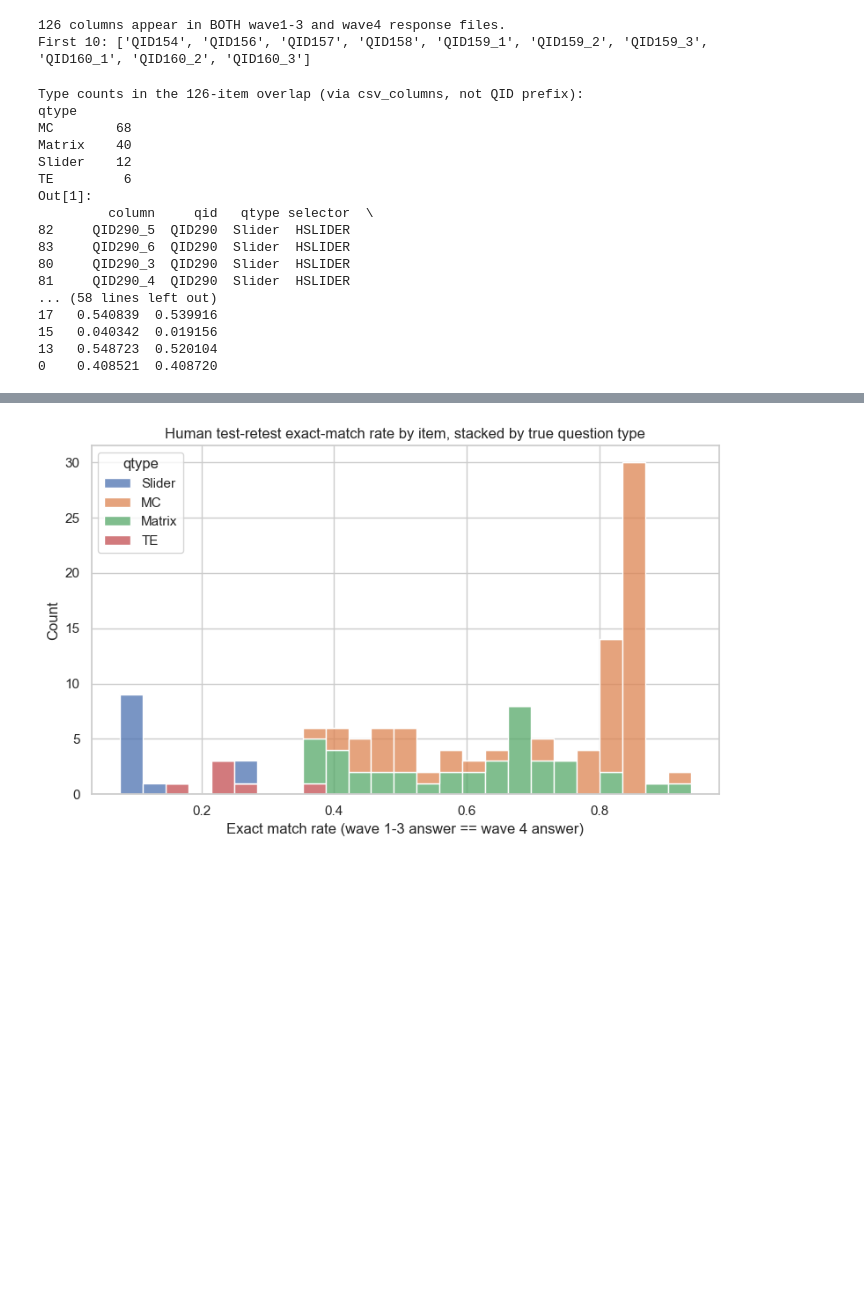
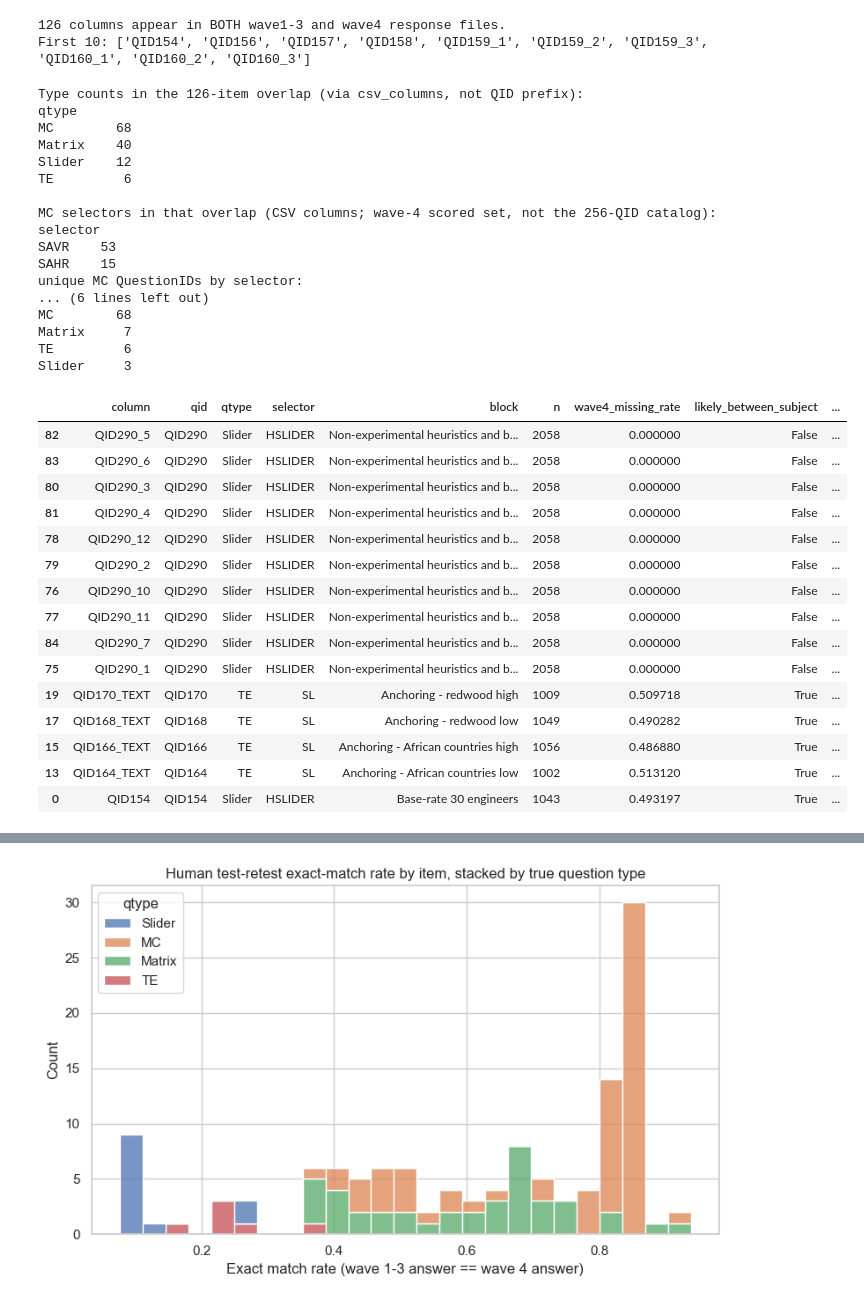
Before and after one commit to HungNgoCT/Amity_Assignment, a Jupyter notebook: notebooks/data_exploration.ipynb, the cells around one changed output, grey strips where cells are left out. Drawn from its saved outputs; the diff is of its cells as text; code cells hidden in the pictures; blank space fills up the shorter version.

```diff
--- a/notebooks/data_exploration.ipynb
+++ b/notebooks/data_exploration.ipynb
@@ -484,44 +469,67 @@ for col in overlap_cols:
         if an.nunique() > 1 and bn.nunique() > 1:
             pearson = float(an.corr(bn))
         icc = icc_a1(an.to_numpy(), bn.to_numpy())
     records.append({
         "column": col,
         "qid": meta["qid"],
         "qtype": meta["qtype"],
         "selector": meta["selector"],
         "block": meta["block"],
         "n": n_pair,
         "wave4_missing_rate": miss_w4,
         "likely_between_subject": miss_w4 > 0.35,
         "exact_match_rate": exact,
         "cohen_kappa": kappa,
         "mean_abs_diff": mad,
         "pearson_r": pearson,
         "icc_a1": icc,
     })
 
 reliability_df = pd.DataFrame(records)
 print("Type counts in the 126-item overlap (via csv_columns, not QID prefix):")
 print(reliability_df["qtype"].value_counts().to_string())
+mc = reliability_df[reliability_df["qtype"] == "MC"]
+print("\nMC selectors in that overlap (CSV columns; wave-4 scored set, not the 256-QID catalog):")
+print(mc["selector"].value_counts().to_string())
+print("unique MC QuestionIDs by selector:")
+print(mc.drop_duplicates("qid")["selector"].value_counts().to_string())
+print("\nUnique QuestionIDs in the 126-column overlap by qtype (not column counts):")
+print(reliability_df.drop_duplicates("qid")["qtype"].value_counts().to_string())
 reliability_df.sort_values("exact_match_rate").head(15)
 # %% [output]
 Type counts in the 126-item overlap (via csv_columns, not QID prefix):
 qtype
 MC        68
 Matrix    40
 Slider    12
 TE         6
-Out[1]:
-         column     qid   qtype selector  \
-82     QID290_5  QID290  Slider  HSLIDER
-83     QID290_6  QID290  Slider  HSLIDER
-80     QID290_3  QID290  Slider  HSLIDER
-81     QID290_4  QID290  Slider  HSLIDER
-... (58 lines left out)
-17   0.540839  0.539916
-15   0.040342  0.019156
-13   0.548723  0.520104
-0    0.408521  0.408720
+
+MC selectors in that overlap (CSV columns; wave-4 scored set, not the 256-QID catalog):
+selector
+SAVR    53
+SAHR    15
+unique MC QuestionIDs by selector:
+... (6 lines left out)
+MC        68
+Matrix     7
+TE         6
+Slider     3
+|  | column | qid | qtype | selector | block | n | wave4_missing_rate | likely_between_subject | ... |
+| 82 | QID290_5 | QID290 | Slider | HSLIDER | Non-experimental heuristics and b... | 2058 | 0.000000 | False | ... |
+| 83 | QID290_6 | QID290 | Slider | HSLIDER | Non-experimental heuristics and b... | 2058 | 0.000000 | False | ... |
+| 80 | QID290_3 | QID290 | Slider | HSLIDER | Non-experimental heuristics and b... | 2058 | 0.000000 | False | ... |
+| 81 | QID290_4 | QID290 | Slider | HSLIDER | Non-experimental heuristics and b... | 2058 | 0.000000 | False | ... |
+| 78 | QID290_12 | QID290 | Slider | HSLIDER | Non-experimental heuristics and b... | 2058 | 0.000000 | False | ... |
+| 79 | QID290_2 | QID290 | Slider | HSLIDER | Non-experimental heuristics and b... | 2058 | 0.000000 | False | ... |
+| 76 | QID290_10 | QID290 | Slider | HSLIDER | Non-experimental heuristics and b... | 2058 | 0.000000 | False | ... |
+| 77 | QID290_11 | QID290 | Slider | HSLIDER | Non-experimental heuristics and b... | 2058 | 0.000000 | False | ... |
+| 84 | QID290_7 | QID290 | Slider | HSLIDER | Non-experimental heuristics and b... | 2058 | 0.000000 | False | ... |
+| 75 | QID290_1 | QID290 | Slider | HSLIDER | Non-experimental heuristics and b... | 2058 | 0.000000 | False | ... |
+| 19 | QID170_TEXT | QID170 | TE | SL | Anchoring - redwood high | 1009 | 0.509718 | True | ... |
+| 17 | QID168_TEXT | QID168 | TE | SL | Anchoring - redwood low | 1049 | 0.490282 | True | ... |
+| 15 | QID166_TEXT | QID166 | TE | SL | Anchoring - African countries high | 1056 | 0.486880 | True | ... |
+| 13 | QID164_TEXT | QID164 | TE | SL | Anchoring - African countries low | 1002 | 0.513120 | True | ... |
+| 0 | QID154 | QID154 | Slider | HSLIDER | Base-rate 30 engineers | 1043 | 0.493197 | True | ... |
 # %%
 print("=== Human test-retest reliability ceiling (2-week gap, wave-4 items only) ===")
 print(f"Items compared: {len(reliability_df)}")
```
Also changed, not shown: parts of 28 cells of this notebook, 38 other files.
